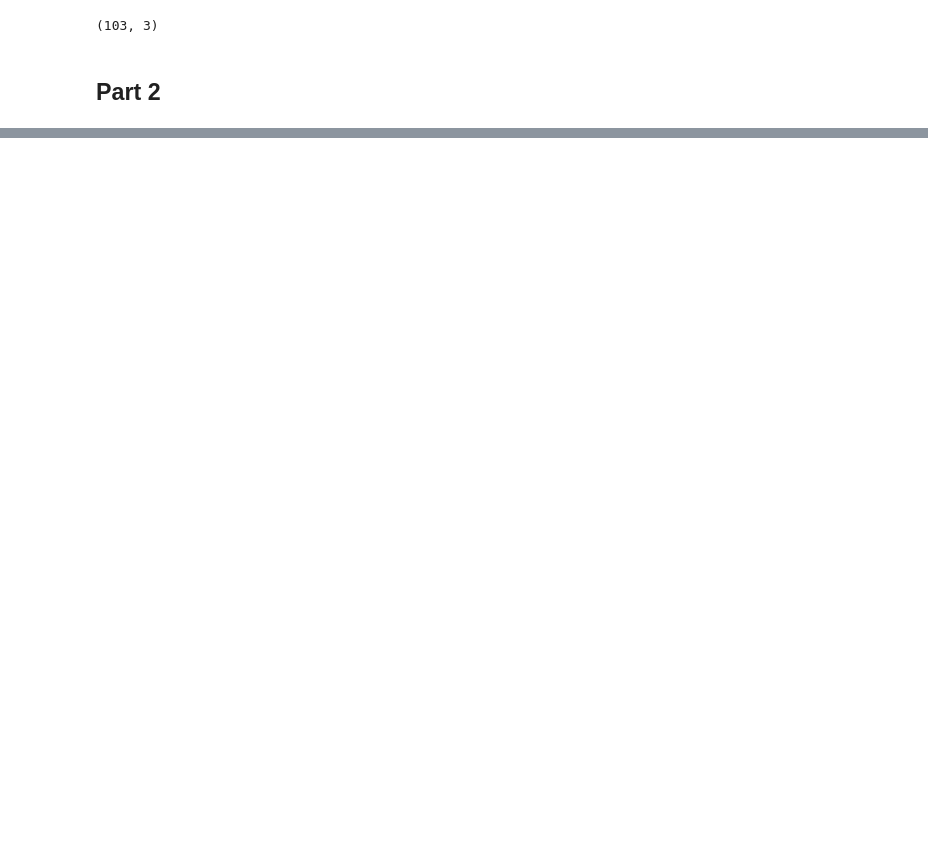
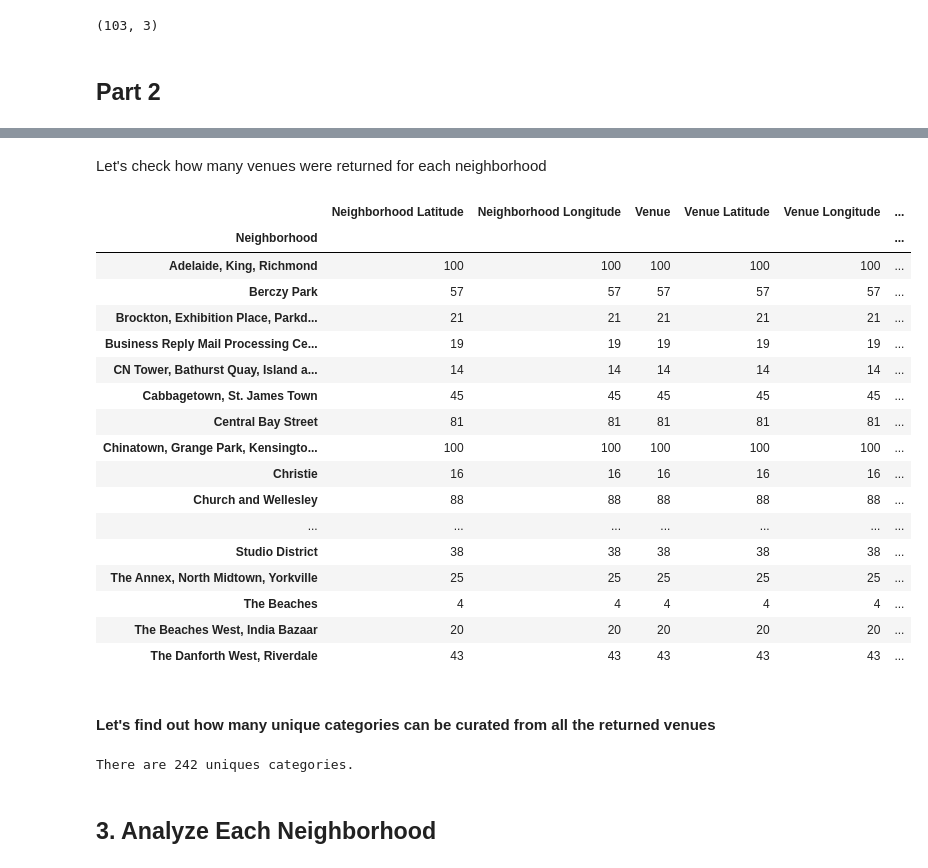
Before and after one commit to chaihoonlim/IBM_Applied_DS_Capstone, a Jupyter notebook: Neighbourhoods_Toronto.ipynb, the cells around one changed output, grey strips where cells are left out. Cells and saved outputs as stored; diff of their text form; code cells hidden in the pictures; blank space fills up the shorter version.

```diff
--- a/Neighbourhoods_Toronto.ipynb
+++ b/Neighbourhoods_Toronto.ipynb
@@ -113,0 +276,3 @@ Toronto_grouped_lat_lon.head()
+# %%
+results = requests.get(url).json()
+results
@@ -113,0 +299,12 @@ Toronto_grouped_lat_lon.head()
+# %%
+# function that extracts the category of the venue
+def get_category_type(row):
+    try:
+        categories_list = row['categories']
+    except:
+        categories_list = row['venue.categories']
+
+    if len(categories_list) == 0:
+        return None
+    else:
+        return categories_list[0]['name']
@@ -113,0 +313,18 @@ Toronto_grouped_lat_lon.head()
+# %%
+from pandas.io.json import json_normalize # tranform JSON file into a pandas dataframe
+
+venues = results['response']['groups'][0]['items']
+
+nearby_venues = json_normalize(venues) # flatten JSON
+
+# filter columns
+filtered_columns = ['venue.name', 'venue.categories', 'venue.location.lat', 'venue.location.lng']
+nearby_venues =nearby_venues.loc[:, filtered_columns]
+
+# filter the category for each row
+nearby_venues['venue.categories'] = nearby_venues.apply(get_category_type, axis=1)
+
+# clean columns
+nearby_venues.columns = [col.split(".")[-1] for col in nearby_venues.columns]
+
+nearby_venues
@@ -113,0 +389,7 @@ Toronto_grouped_lat_lon.head()
+# %%
+# type your answer here
+
+toronto_venues = getNearbyVenues(names=toronto_data['Neighborhood'],
+                                   latitudes=toronto_data['Latitude'],
+                                   longitudes=toronto_data['Longitude']
+                                  )
@@ -113,0 +427,31 @@ Toronto_grouped_lat_lon.head()
+# %% [markdown]
+Let's check how many venues were returned for each neighborhood
+# %%
+toronto_venues.groupby('Neighborhood').count()
+# %% [output]
+|  | Neighborhood Latitude | Neighborhood Longitude | Venue | Venue Latitude | Venue Longitude | ... |
+| Neighborhood |  |  |  |  |  | ... |
+| Adelaide, King, Richmond | 100 | 100 | 100 | 100 | 100 | ... |
+| Berczy Park | 57 | 57 | 57 | 57 | 57 | ... |
+| Brockton, Exhibition Place, Parkd... | 21 | 21 | 21 | 21 | 21 | ... |
+| Business Reply Mail Processing Ce... | 19 | 19 | 19 | 19 | 19 | ... |
+| CN Tower, Bathurst Quay, Island a... | 14 | 14 | 14 | 14 | 14 | ... |
+| Cabbagetown, St. James Town | 45 | 45 | 45 | 45 | 45 | ... |
+| Central Bay Street | 81 | 81 | 81 | 81 | 81 | ... |
+| Chinatown, Grange Park, Kensingto... | 100 | 100 | 100 | 100 | 100 | ... |
+| Christie | 16 | 16 | 16 | 16 | 16 | ... |
+| Church and Wellesley | 88 | 88 | 88 | 88 | 88 | ... |
+| ... | ... | ... | ... | ... | ... | ... |
+| Studio District | 38 | 38 | 38 | 38 | 38 | ... |
+| The Annex, North Midtown, Yorkville | 25 | 25 | 25 | 25 | 25 | ... |
+| The Beaches | 4 | 4 | 4 | 4 | 4 | ... |
+| The Beaches West, India Bazaar | 20 | 20 | 20 | 20 | 20 | ... |
+| The Danforth West, Riverdale | 43 | 43 | 43 | 43 | 43 | ... |
+# %% [markdown]
+#### Let's find out how many unique categories can be curated from all the returned venues
+# %%
+print('There are {} uniques categories.'.format(len(toronto_venues['Venue Category'].unique())))
+# %% [output]
+There are 242 uniques categories.
+# %% [markdown]
+## 3. Analyze Each Neighborhood
```
Also changed, not shown: parts of 74 cells of this notebook.
